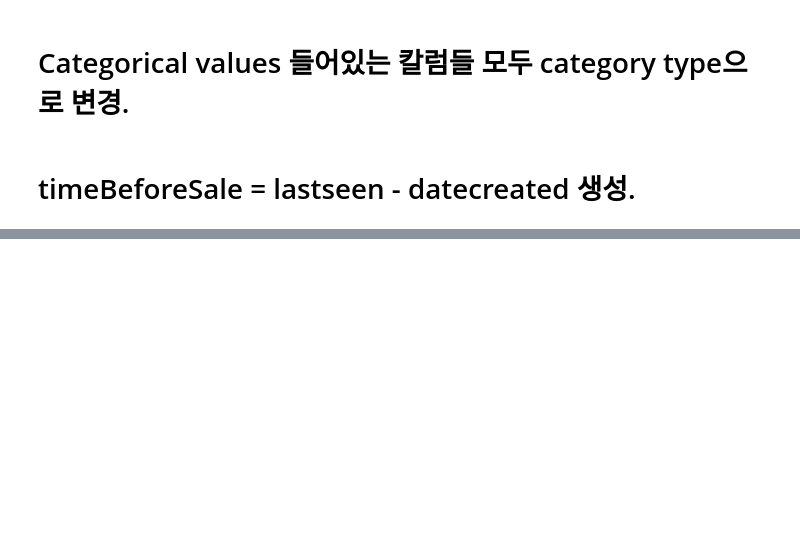
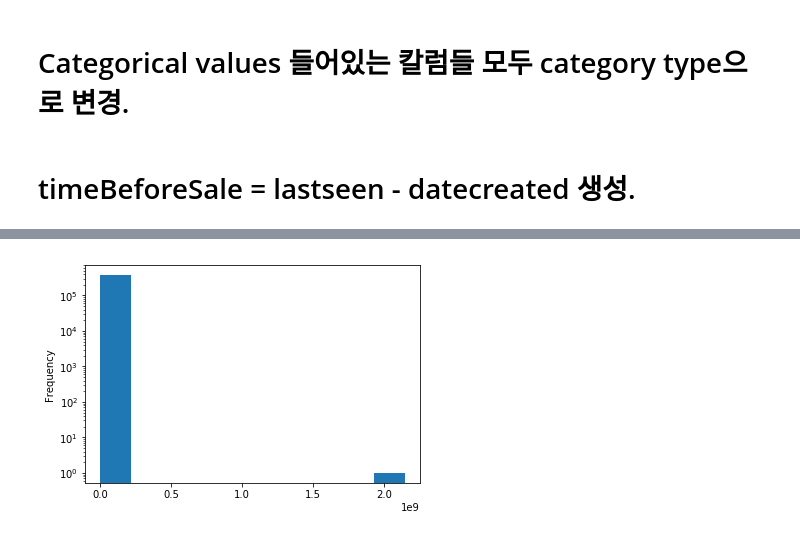
Before and after one commit to jaepil-choi/autos, a Jupyter notebook: preprocessing0518.ipynb, the cells around one changed output, grey strips where cells are left out. Saved outputs shown, nothing was run; the diff lists cells and outputs as text; code cells hidden in the pictures; blank space fills up the shorter version.

Commit message:
log hist drawn, still have to delete upper/lower bound outliers.

```diff
--- a/preprocessing0518.ipynb
+++ b/preprocessing0518.ipynb
@@ -111,0 +92,4 @@ seller
+# %%
+df2 = df['price'].plot(kind='hist', log=True)
+# %% [output]
+[figure, added]
```
Also changed, not shown: parts of 5 cells of this notebook.
